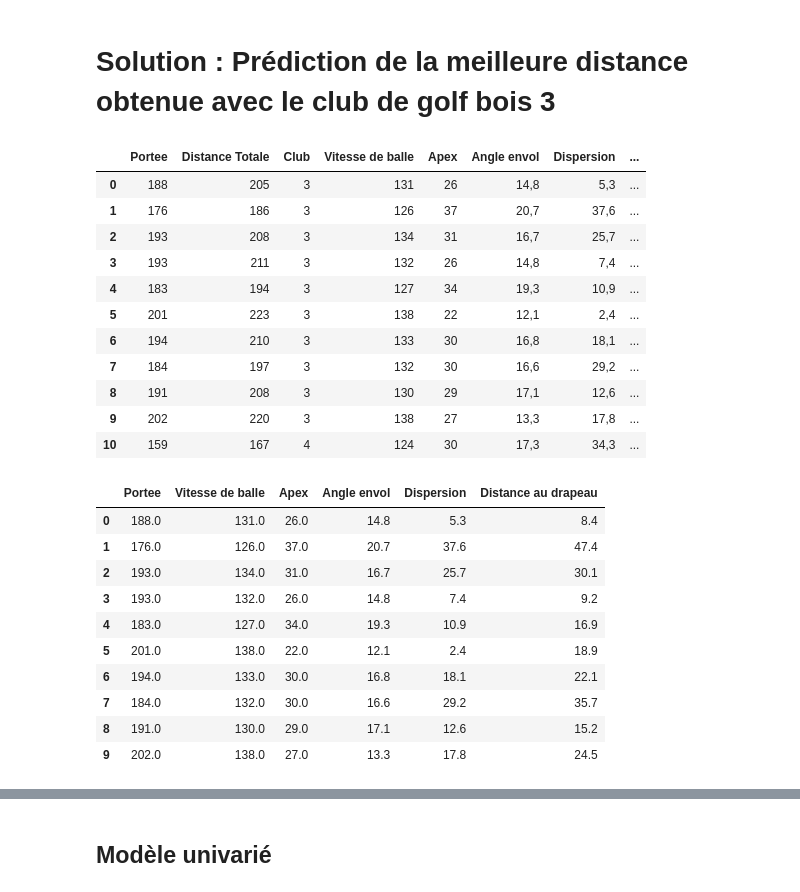
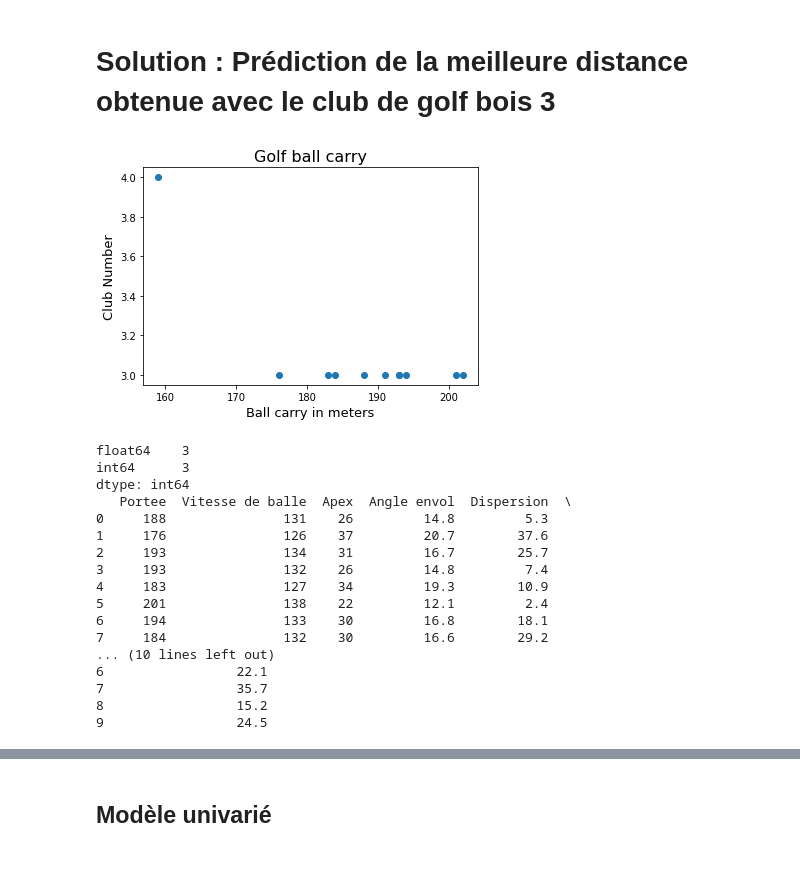
Before and after one commit to arnoweb/machine-learning-linearreg-kneighbours-kfold, a Jupyter notebook: ML-4-case-golf.ipynb, the cells around one changed output, grey strips where cells are left out. Saved outputs shown, nothing was run; the diff lists cells and outputs as text; code cells hidden in the pictures; blank space fills up the shorter version.

Commit message:
ML-4 Golf - add predicted model and plots, add Classification students ML10,ML11

```diff
--- a/ML-4-case-golf.ipynb
+++ b/ML-4-case-golf.ipynb
@@ -1,58 +1,66 @@
 # %% [markdown]
 # Solution : Prédiction de la meilleure distance obtenue avec le club de golf bois 3
-# %%
-import pandas as pd
-import numpy as np
-pd.options.display.max_columns = 99
-
-golf = pd.read_csv('golf-data.csv')
-
-golf.head(20)
-# %% [output]
-|  | Portee | Distance Totale | Club | Vitesse de balle | Apex | Angle envol | Dispersion | ... |
-| 0 | 188 | 205 | 3 | 131 | 26 | 14,8 | 5,3 | ... |
-| 1 | 176 | 186 | 3 | 126 | 37 | 20,7 | 37,6 | ... |
-| 2 | 193 | 208 | 3 | 134 | 31 | 16,7 | 25,7 | ... |
-| 3 | 193 | 211 | 3 | 132 | 26 | 14,8 | 7,4 | ... |
-| 4 | 183 | 194 | 3 | 127 | 34 | 19,3 | 10,9 | ... |
-| 5 | 201 | 223 | 3 | 138 | 22 | 12,1 | 2,4 | ... |
-| 6 | 194 | 210 | 3 | 133 | 30 | 16,8 | 18,1 | ... |
-| 7 | 184 | 197 | 3 | 132 | 30 | 16,6 | 29,2 | ... |
-| 8 | 191 | 208 | 3 | 130 | 29 | 17,1 | 12,6 | ... |
-| 9 | 202 | 220 | 3 | 138 | 27 | 13,3 | 17,8 | ... |
-| 10 | 159 | 167 | 4 | 124 | 30 | 17,3 | 34,3 | ... |
 # %%
+import pandas as pd
+import numpy as np
+import matplotlib.ticker as plticker
+import matplotlib.pyplot as plt
+%matplotlib inline
+
+pd.options.display.max_columns = 99
+
+golf = pd.read_csv('golf-data.csv')
+
 stripped_commas_a = golf["Angle envol"].str.replace(",",".")
 golf["Angle envol"] = stripped_commas_a.astype('float')
 
 stripped_commas_d = golf["Dispersion"].str.replace(",",".")
 golf["Dispersion"] = stripped_commas_d.astype('float')
 
 stripped_commas_dd = golf["Distance au drapeau"].str.replace(",",".")
 golf["Distance au drapeau"] = stripped_commas_dd.astype('float')
 
+plt.scatter(golf["Portee"],golf["Club"])
+plt.title("Golf ball carry", fontsize=16)
+plt.xlabel("Ball carry in meters", fontsize=13)
+plt.ylabel("Club Number", fontsize=13)
+#plt.yticks(np.arange(min(y), max(y)+1, 1.0))
+plt.show()
+
 #numéro du club de golf
 club_golf_number = 3
+golf = golf[golf["Club"] == club_golf_number]
 
-filter_club=golf["Club"]==club_golf_number
-golf.where(filter_club, inplace = True)
+#filter_club = golf["Club"] == club_golf_number
+#golf.where(filter_club, inplace = True)
+
+#On ne prend pas en compte si la donnée de Portee est absente
 golf.dropna(subset=['Portee'], inplace = True)
+
 del golf["Club"]
 del golf["Distance Totale"]
 
-golf.head(20)
+print(golf.dtypes.value_counts())
+print(golf.head(25))
 # %% [output]
-|  | Portee | Vitesse de balle | Apex | Angle envol | Dispersion | Distance au drapeau |
-| 0 | 188.0 | 131.0 | 26.0 | 14.8 | 5.3 | 8.4 |
-| 1 | 176.0 | 126.0 | 37.0 | 20.7 | 37.6 | 47.4 |
-| 2 | 193.0 | 134.0 | 31.0 | 16.7 | 25.7 | 30.1 |
-| 3 | 193.0 | 132.0 | 26.0 | 14.8 | 7.4 | 9.2 |
-| 4 | 183.0 | 127.0 | 34.0 | 19.3 | 10.9 | 16.9 |
-| 5 | 201.0 | 138.0 | 22.0 | 12.1 | 2.4 | 18.9 |
-| 6 | 194.0 | 133.0 | 30.0 | 16.8 | 18.1 | 22.1 |
-| 7 | 184.0 | 132.0 | 30.0 | 16.6 | 29.2 | 35.7 |
-| 8 | 191.0 | 130.0 | 29.0 | 17.1 | 12.6 | 15.2 |
-| 9 | 202.0 | 138.0 | 27.0 | 13.3 | 17.8 | 24.5 |
+[figure, added]
+float64    3
+int64      3
+dtype: int64
+   Portee  Vitesse de balle  Apex  Angle envol  Dispersion  \
+0     188               131    26         14.8         5.3
+1     176               126    37         20.7        37.6
+2     193               134    31         16.7        25.7
+3     193               132    26         14.8         7.4
+4     183               127    34         19.3        10.9
+5     201               138    22         12.1         2.4
+6     194               133    30         16.8        18.1
+7     184               132    30         16.6        29.2
+... (10 lines left out)
+6                 22.1
+7                 35.7
+8                 15.2
+9                 24.5
 # %%
 # Normaliser toutes les colonnes de sorte que les valeurs soient comprises entre 0 et 1 sauf pour la colonne cible.
 portee_col = golf['Portee']
```
Also changed, not shown: parts of 13 cells of this notebook, 6 other files.
